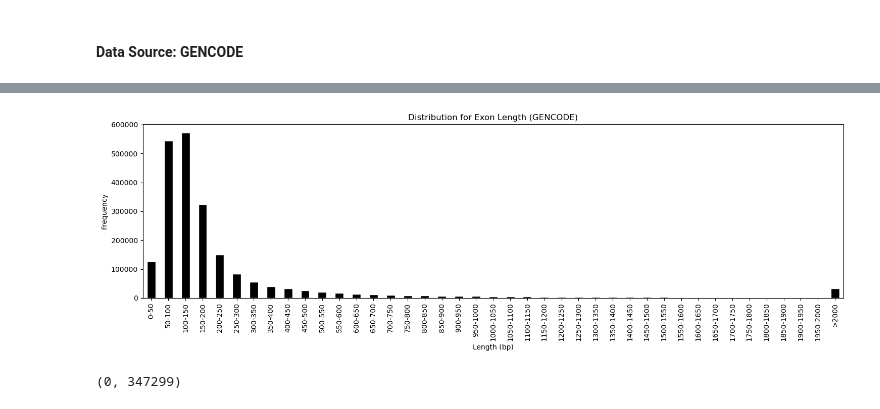
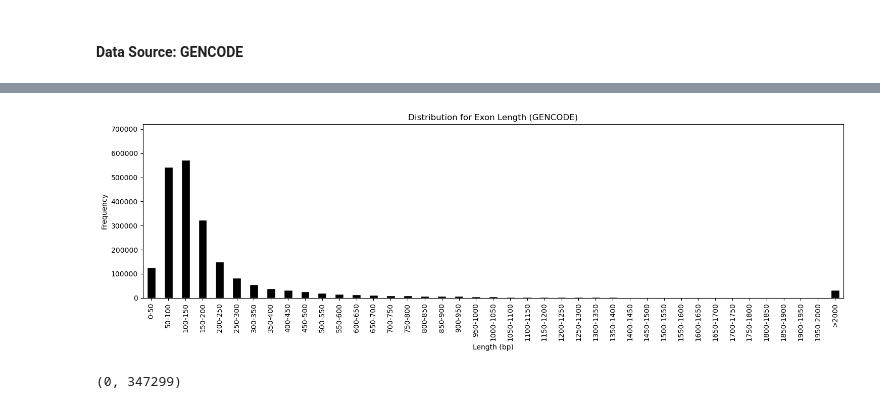
Before and after one commit to KyleCarlo/gene-annotation-analysis-of-human-genome, a Jupyter notebook: Bioinformatics_Ex1.ipynb, the cells around one changed output, grey strips where cells are left out. Saved outputs shown, nothing was run; the diff lists cells and outputs as text; code cells hidden in the pictures.

```diff
--- a/Bioinformatics_Ex1.ipynb
+++ b/Bioinformatics_Ex1.ipynb
@@ -454,23 +440,23 @@ gencode_df[(gencode_df['length'] == 0) & (gencode_df['type'] == 'exon')]
 # %%
-# DONE JUST NOT RAN IN COLAB
 exon_lengths = gencode_df[gencode_df['type'] == 'exon']['length']
 
 bin_edges = list(range(0, 2001, 50)) + [10000]
 bin_labels = [f"{i}-{i+50}" for i in range(0, 2000, 50)] + ['>2000']
 binned = pd.cut(exon_lengths, bins=bin_edges, labels=bin_labels, right=True)
 
 bin_counts = binned.value_counts(sort=False)
 
 plt.figure(figsize=(15, 5))
 bin_counts.plot(kind='bar', color='black', edgecolor='white')
 plt.xlabel("Length (bp)")
 plt.ylabel("Frequency")
 plt.title("Distribution for Exon Length (GENCODE)")
 plt.xticks(rotation=90)
 plt.tight_layout()
+plt.ylim(0, 720_000)
 plt.show()
 # %% [output]
-[figure, old version]
+[figure, new version]
 # %%
 min(exon_lengths), max(exon_lengths)
 # %% [output]
```
Also changed, not shown: parts of 17 cells of this notebook.
